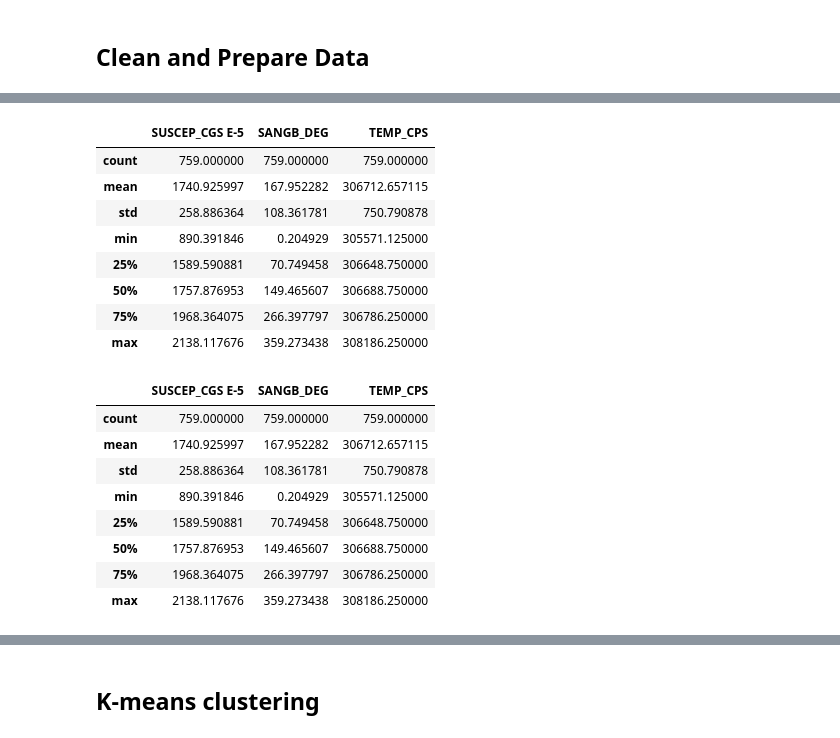
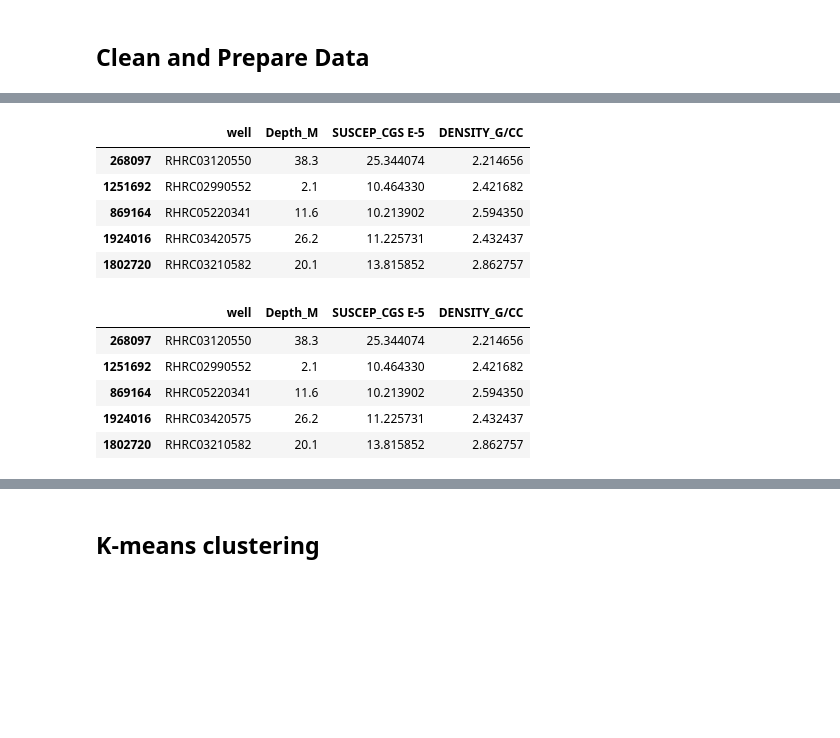
Before and after one commit to lcardsvr/Geophysical-Tool-Response-Project, a Jupyter notebook: ML_model_train.ipynb, the cells around one changed output, grey strips where cells are left out. Saved outputs shown, nothing was run; the diff lists cells and outputs as text; code cells hidden in the pictures; blank space fills up the shorter version.

```diff
--- a/ML_model_train.ipynb
+++ b/ML_model_train.ipynb
@@ -70,0 +56,3 @@ tool_9622C_df.head()
+# %%
+# join the datasets together based on well and Depth_M
+merged_df = pd.merge(tool_0028AA_df, tool_9622C_df, on=['well', 'Depth_M'], how='inner')
@@ -71,4 +72,7 @@ tool_9622C_df.head()
 # %% [markdown]
 ## Clean and Prepare Data
+# %%
+#REMOVE LATER
+merged_df = merged_df.sample(n=500)
 # %%
 # Filter for a single well prefix RH
@@ -98,4 +88,4 @@ Name: 0, dtype: int64
 # %%
-filtered_df = tool_9622C_df[tool_9622C_df['well'].str.startswith('CCD')]
-filtered_df["well"].tail(20)
+filtered_df = merged_df[merged_df['well'].str.startswith('RHRC')]
+filtered_df.tail()
 # %% [output]
@@ -119,4 +99,3 @@ Name: well, dtype: object
 # %%
 # Remove unnecessary columns
-tool_9622C_cleaned_df = filtered_df[['SUSCEP_CGS E-5', 'SANGB_DEG', 'TEMP_CPS']]
-tool_9622C_cleaned_df.describe()
+merged_cleaned_df = filtered_df[['well', 'Depth_M', 'SUSCEP_CGS E-5', 'DENSITY_G/CC']]
@@ -133,31 +102,28 @@ tool_9622C_cleaned_df.describe()
 # %%
 # Clean nulls
-tool_9622C_data = tool_9622C_cleaned_df.replace(-999.25, pd.NA)
-tool_9622C_data.dropna(inplace=True)
-tool_9622C_data.describe()
+merged_data = merged_cleaned_df.replace(-999.25, pd.NA)
+merged_data.dropna(inplace=True)
+merged_data.head()
 # %% [output]
-|  | SUSCEP_CGS E-5 | SANGB_DEG | TEMP_CPS |
-| count | 759.000000 | 759.000000 | 759.000000 |
-| mean | 1740.925997 | 167.952282 | 306712.657115 |
-| std | 258.886364 | 108.361781 | 750.790878 |
-| min | 890.391846 | 0.204929 | 305571.125000 |
-| 25% | 1589.590881 | 70.749458 | 306648.750000 |
-| 50% | 1757.876953 | 149.465607 | 306688.750000 |
-| 75% | 1968.364075 | 266.397797 | 306786.250000 |
-| max | 2138.117676 | 359.273438 | 308186.250000 |
+|  | well | Depth_M | SUSCEP_CGS E-5 | DENSITY_G/CC |
+| 268097 | RHRC03120550 | 38.3 | 25.344074 | 2.214656 |
+| 1251692 | RHRC02990552 | 2.1 | 10.464330 | 2.421682 |
+| 869164 | RHRC05220341 | 11.6 | 10.213902 | 2.594350 |
+| 1924016 | RHRC03420575 | 26.2 | 11.225731 | 2.432437 |
+| 1802720 | RHRC03210582 | 20.1 | 13.815852 | 2.862757 |
 # %%
 # Prior to scaling, obviously invalid data such as negative Susceptability readings and datapoints that fall well outside the tools expected rages will be removed
 # filter out rows where Susceptability falls below the tools specified minimum value using tool documentation https://www.century-geo.com/9622
-tool_9622C_filtered_data = tool_9622C_data[tool_9622C_data["SUSCEP_CGS E-5"] >= 0].copy()
-tool_9622C_filtered_data.describe()
+merged_filtered_data = merged_data[
+    (merged_data["SUSCEP_CGS E-5"] >= 0) & (merged_data["DENSITY_G/CC"] >= 0)
+].copy()
+
+merged_filtered_data.head()
 # %% [output]
-|  | SUSCEP_CGS E-5 | SANGB_DEG | TEMP_CPS |
-| count | 759.000000 | 759.000000 | 759.000000 |
-| mean | 1740.925997 | 167.952282 | 306712.657115 |
-| std | 258.886364 | 108.361781 | 750.790878 |
-| min | 890.391846 | 0.204929 | 305571.125000 |
-| 25% | 1589.590881 | 70.749458 | 306648.750000 |
-| 50% | 1757.876953 | 149.465607 | 306688.750000 |
-| 75% | 1968.364075 | 266.397797 | 306786.250000 |
-| max | 2138.117676 | 359.273438 | 308186.250000 |
+|  | well | Depth_M | SUSCEP_CGS E-5 | DENSITY_G/CC |
+| 268097 | RHRC03120550 | 38.3 | 25.344074 | 2.214656 |
+| 1251692 | RHRC02990552 | 2.1 | 10.464330 | 2.421682 |
+| 869164 | RHRC05220341 | 11.6 | 10.213902 | 2.594350 |
+| 1924016 | RHRC03420575 | 26.2 | 11.225731 | 2.432437 |
+| 1802720 | RHRC03210582 | 20.1 | 13.815852 | 2.862757 |
 # %%
```
Also changed, not shown: parts of 32 cells of this notebook.
